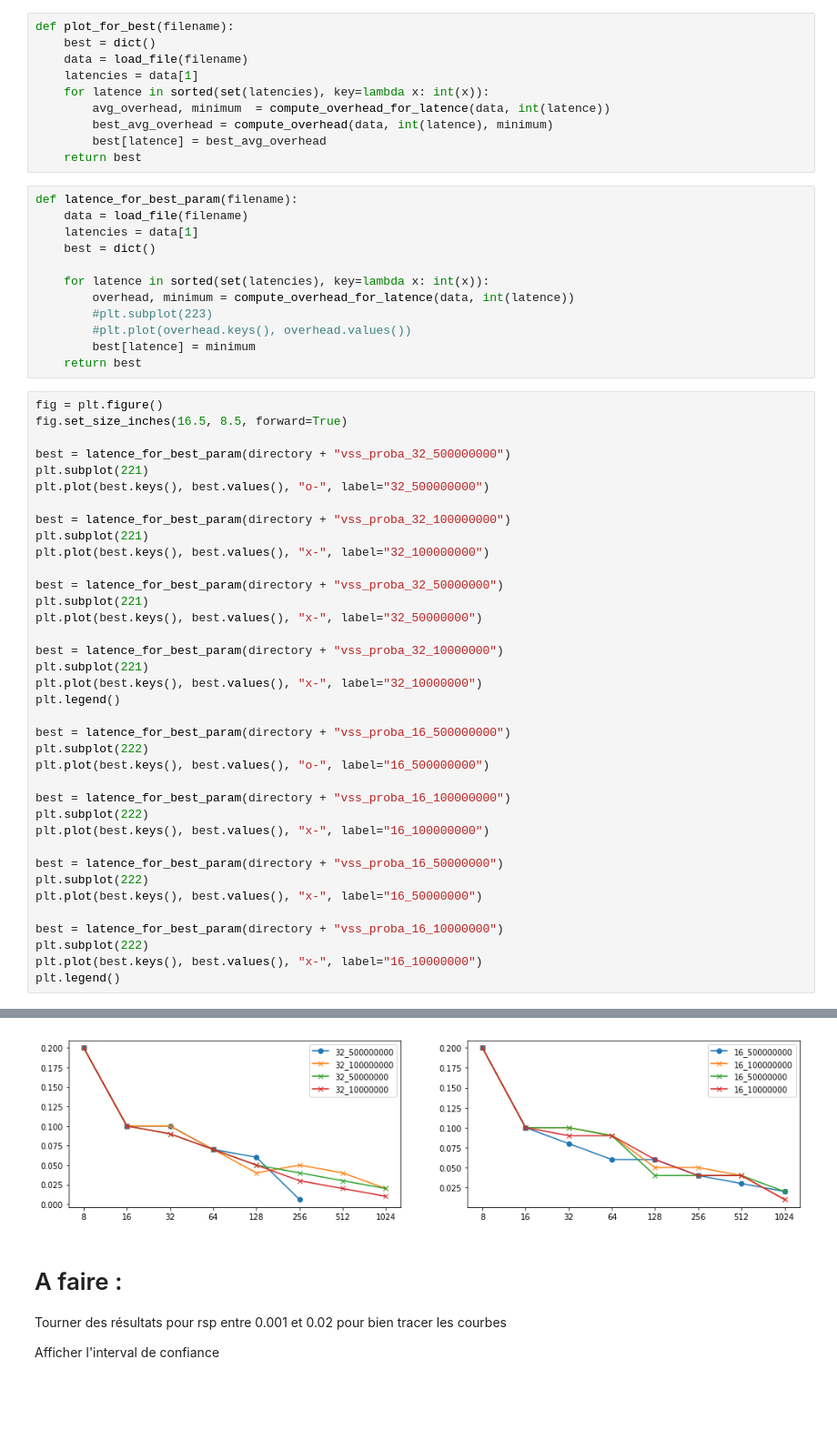
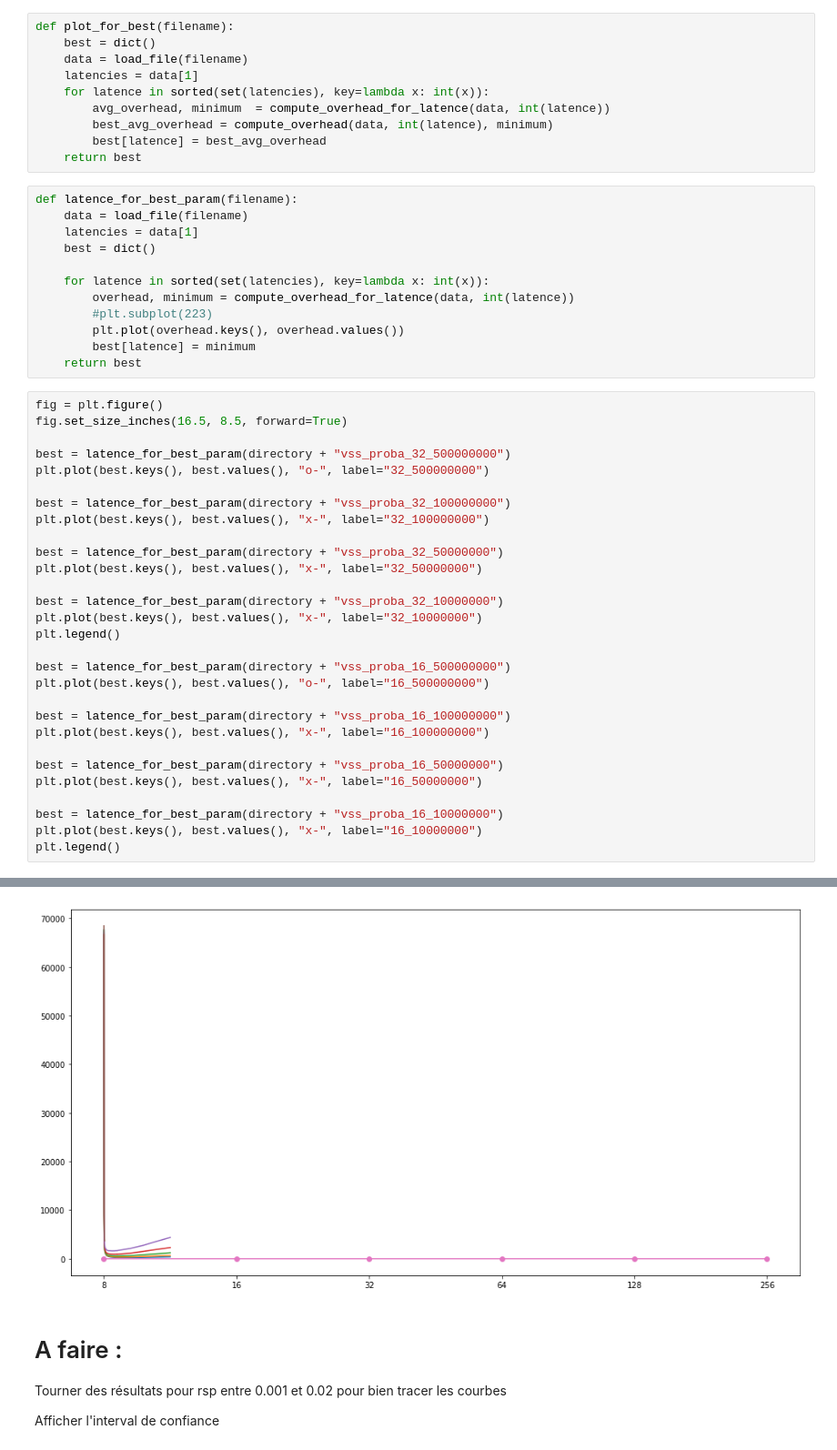
Before and after one commit to wagnerf42/ws-simulator, a Jupyter notebook: result/strategy/simulation_ipynb/simulation.ipynb, the cells around one changed output, grey strips where cells are left out. Shown: that part at 91% size. Drawn from its saved outputs; the diff is of its cells as text; blank space fills up the shorter version.

Commit message:
Overhead ratio according to remote steal probability

```diff
--- a/result/strategy/simulation_ipynb/simulation.ipynb
+++ b/result/strategy/simulation_ipynb/simulation.ipynb
@@ -79,7 +79,7 @@ def latence_for_best_param(filename):
     for latence in sorted(set(latencies), key=lambda x: int(x)):
         overhead, minimum = compute_overhead_for_latence(data, int(latence))
         #plt.subplot(223)
-        #plt.plot(overhead.keys(), overhead.values())
+        plt.plot(overhead.keys(), overhead.values())
         best[latence] = minimum
     return best
 # %%
@@ -87,36 +87,28 @@ fig = plt.figure()
 fig.set_size_inches(16.5, 8.5, forward=True)
 
 best = latence_for_best_param(directory + "vss_proba_32_500000000")
-plt.subplot(221)
 plt.plot(best.keys(), best.values(), "o-", label="32_500000000")
 
 best = latence_for_best_param(directory + "vss_proba_32_100000000")
-plt.subplot(221)
 plt.plot(best.keys(), best.values(), "x-", label="32_100000000")
 
 best = latence_for_best_param(directory + "vss_proba_32_50000000")
-plt.subplot(221)
 plt.plot(best.keys(), best.values(), "x-", label="32_50000000")
 
 best = latence_for_best_param(directory + "vss_proba_32_10000000")
-plt.subplot(221)
 plt.plot(best.keys(), best.values(), "x-", label="32_10000000")
 plt.legend()
 
 best = latence_for_best_param(directory + "vss_proba_16_500000000")
-plt.subplot(222)
 plt.plot(best.keys(), best.values(), "o-", label="16_500000000")
 
 best = latence_for_best_param(directory + "vss_proba_16_100000000")
-plt.subplot(222)
 plt.plot(best.keys(), best.values(), "x-", label="16_100000000")
 
 best = latence_for_best_param(directory + "vss_proba_16_50000000")
-plt.subplot(222)
 plt.plot(best.keys(), best.values(), "x-", label="16_50000000")
 
 best = latence_for_best_param(directory + "vss_proba_16_10000000")
-plt.subplot(222)
 plt.plot(best.keys(), best.values(), "x-", label="16_10000000")
 plt.legend()
 # %% [output]
@@ -124,4 +116,4 @@ plt.legend()
-[figure, old version]
+[figure, new version]
 # %% [markdown]
 # A faire  :
 
```
Also changed, not shown: parts of 4 cells of this notebook.
